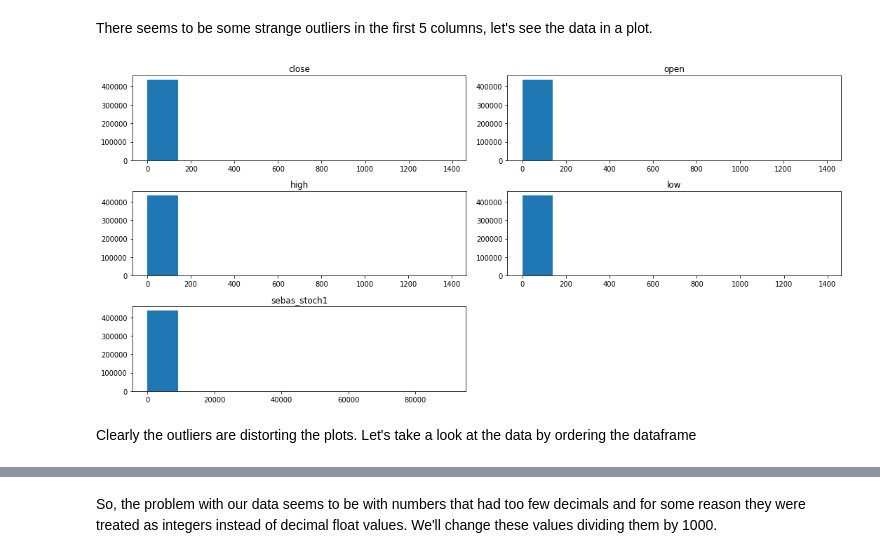
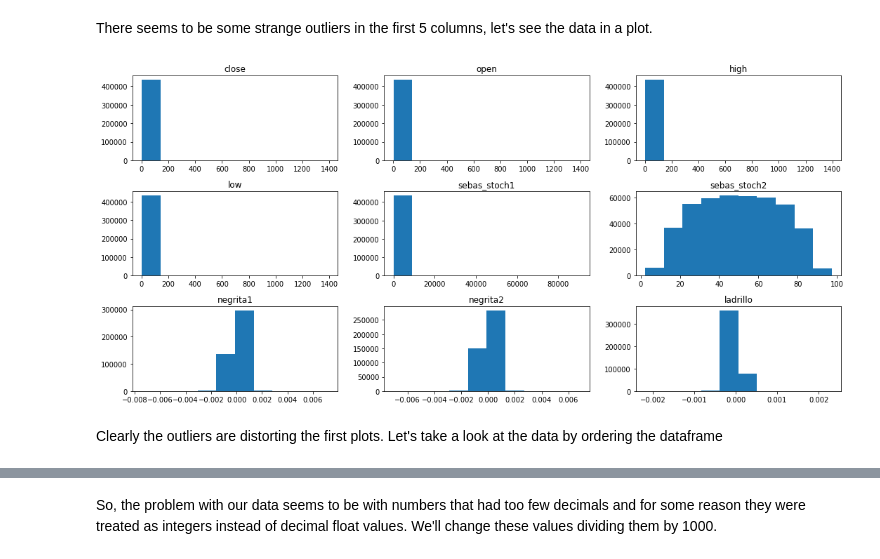
Before and after one commit to mathetes87/machine-learning-1, a Jupyter notebook: projects/capstone/Forex Predict/Preprocess data.ipynb, the cells around one changed output, grey strips where cells are left out. Drawn from its saved outputs; the diff is of its cells as text; code cells hidden in the pictures.

```diff
--- a/projects/capstone/Forex Predict/Preprocess data.ipynb
+++ b/projects/capstone/Forex Predict/Preprocess data.ipynb
@@ -45,18 +45,18 @@ There seems to be some strange outliers in the first 5 columns, let's see the da
 # %%
 def plot_data(data):
     fig = plt.figure(figsize=(15,7))
-    for i in range(1,6):
-        ax = fig.add_subplot(320 + i)
+    for i in range(1,10):
+        ax = fig.add_subplot(330 + i)
         ax.hist(data[data.columns[i]], label='a')
         ax.title.set_text(data.columns[i])
     plt.tight_layout()
     plt.show()
 
 plot_data(data)
 # %% [output]
-[figure, old version]
+[figure, new version]
 # %% [markdown]
-Clearly the outliers are distorting the plots. Let's take a look at the data by ordering the dataframe
+Clearly the outliers are distorting the first plots. Let's take a look at the data by ordering the dataframe
 # %%
 data.sort_values('close', ascending=False)[:10]
 # %% [output]
```
Also changed, not shown: parts of 9 cells of this notebook, 4 other files.
